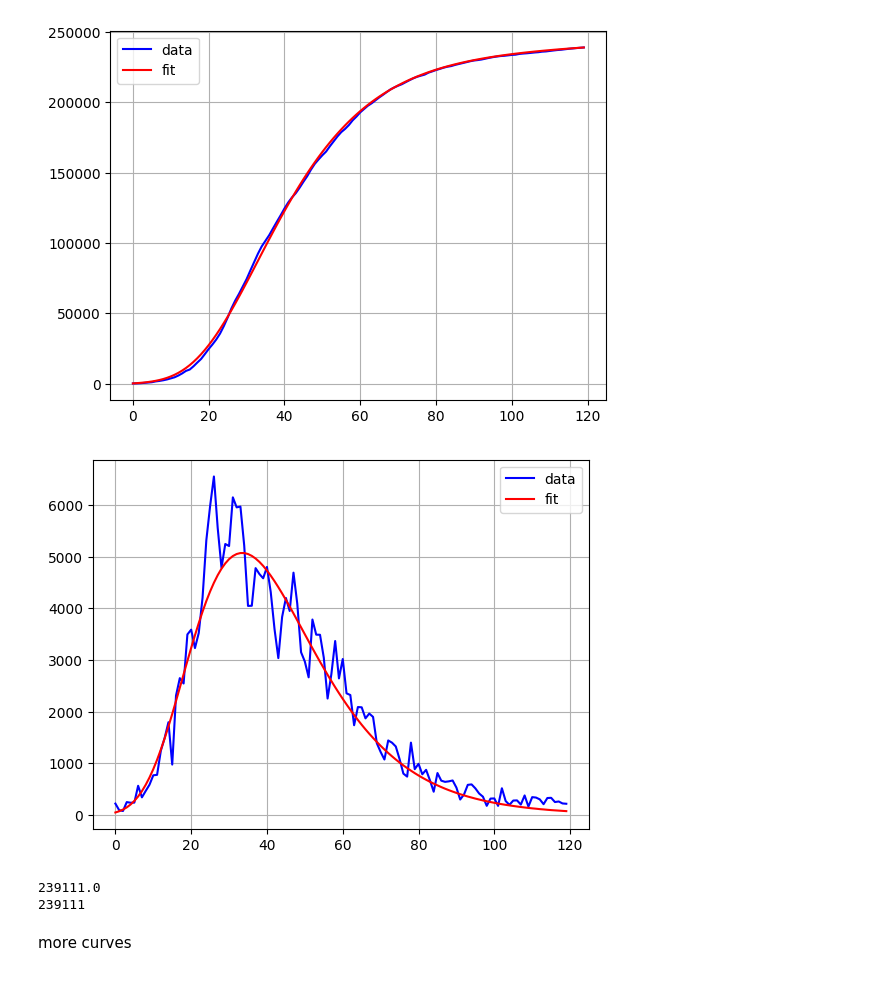
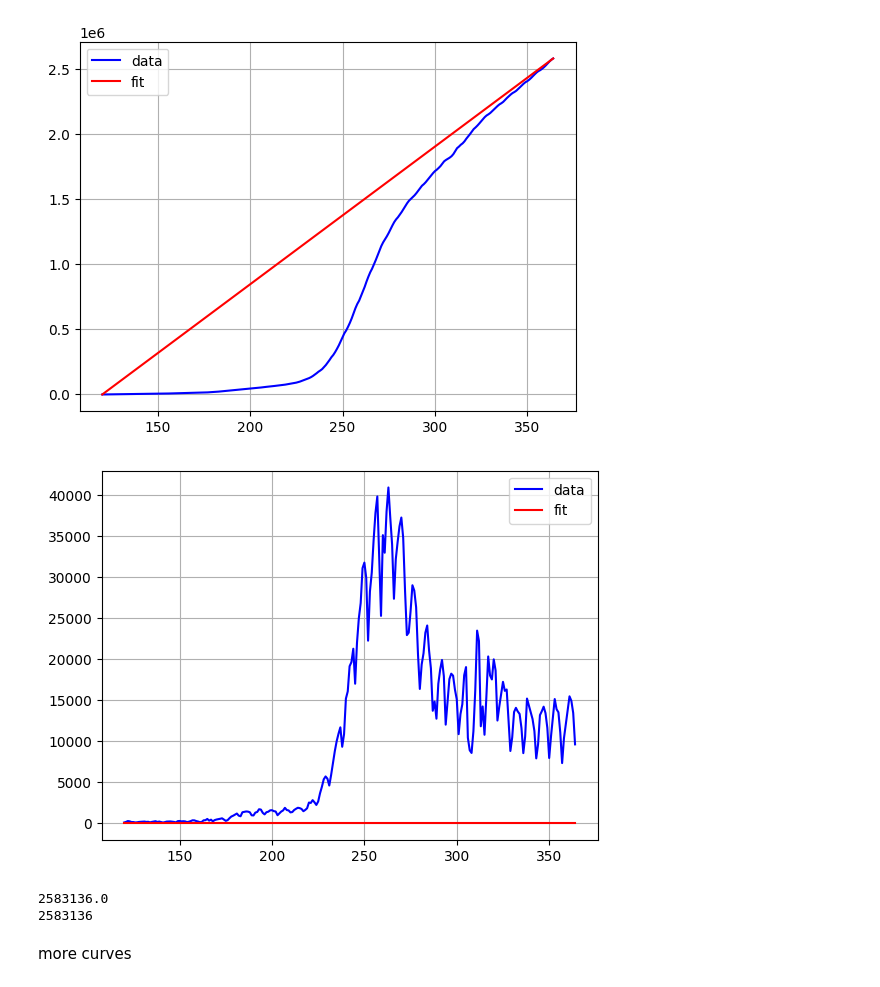
Before and after one commit to Adrianominora/Wave, a Jupyter notebook: script/Fit_lmfit.ipynb, the cells around one changed output. Saved outputs shown, nothing was run; the diff lists cells and outputs as text; code cells hidden in the pictures.

```diff
--- a/script/Fit_lmfit.ipynb
+++ b/script/Fit_lmfit.ipynb
@@ -4,8 +4,8 @@ import numpy as np
 import matplotlib.pyplot as plt
 import pandas as pd
 # %%
-t0=0
-T=120
+t0=120
+T=365
 national_data=pd.read_csv('..\data\dati-andamento-nazionale\dpc-covid19-ita-andamento-nazionale.csv')
 new_pos=national_data['nuovi_positivi'].values[t0:T]
 # %%
@@ -14,7 +14,7 @@ d0=cum_pos[0]
 
 # Define the Richardson bell curve function
 def richardson(t, K, r, tm, nu):
-    return np.int32(r*K*np.exp(-r*(t-tm))/((1+np.exp(-r*(t-tm)))**(1/nu)*(1+np.exp(-r*(t-tm)))))
+    return np.int32(r*1e-2*K*1e10*np.exp(-r*1e-2*(t-tm*10e2))/((1+np.exp(-r*1e-2*(t-tm*10e2)))**(1/(nu*1e-5))*(1+np.exp(-r*1e-2*(t-tm*10e2)))))
 
 # Fit on the S curve
 def cum_richardson(t, K, r, tm, nu, d):
@@ -28,39 +28,39 @@ t= np.arange(t0,T)
 fmodel = Model(cum_richardson)
 # create parameters -- these are named from the function arguments --
 # giving initial values
-params = fmodel.make_params(K=5.68845650e+09,  r=6.10297694e-02, tm=-1.32496724e+02,  nu=4.13305862e-05, d=d0)
+params = fmodel.make_params(K=56.88456679,  r=6.10297694, tm=-1.32496724,  nu=4.13305862, d=d0)
 fmodel.set_param_hint('K',min=0)
 fmodel.set_param_hint('r', min=0)
 fmodel.set_param_hint('nu', min=0)
 
 # fix d:
 params['d'].vary = False
 
 # fit the model
 result = fmodel.fit(cum_pos, params, t=t)
 sigma = result.eval_uncertainty()
 
 plt.figure()
 plt.plot(t, cum_pos, 'b-', label='data')
 plt.plot(t, result.best_fit, 'r-', label='fit')
 plt.legend()
 plt.grid(True)
 plt.show()
 
 plt.figure()
 plt.plot(t, new_pos, 'b-', label='data')
 plt.plot(t, richardson(t, result.params['K'].value, result.params['r'].value, result.params['tm'].value, result.params['nu'].value), 'r-', label='fit')
 plt.legend()
 plt.grid(True)
 plt.show()
 
 print(result.best_fit[-1])
 print(cum_pos[-1])
 # %% [output]
-[figure, old version]
+[figure, new version]
-[figure, old version]
+[figure, new version]
-239111.0
-239111
+2583136.0
+2583136
 # %% [markdown]
 more curves
 # %%
```
Also changed, not shown: parts of 1 cell of this notebook, 4 other files.
